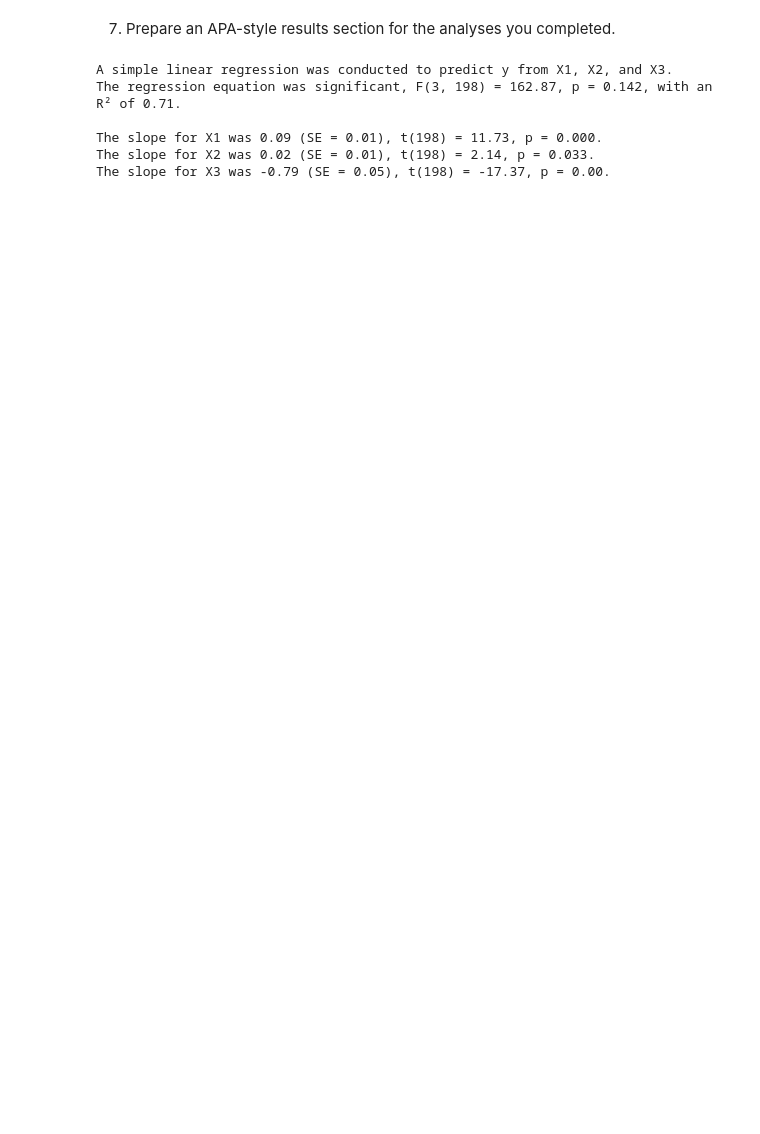
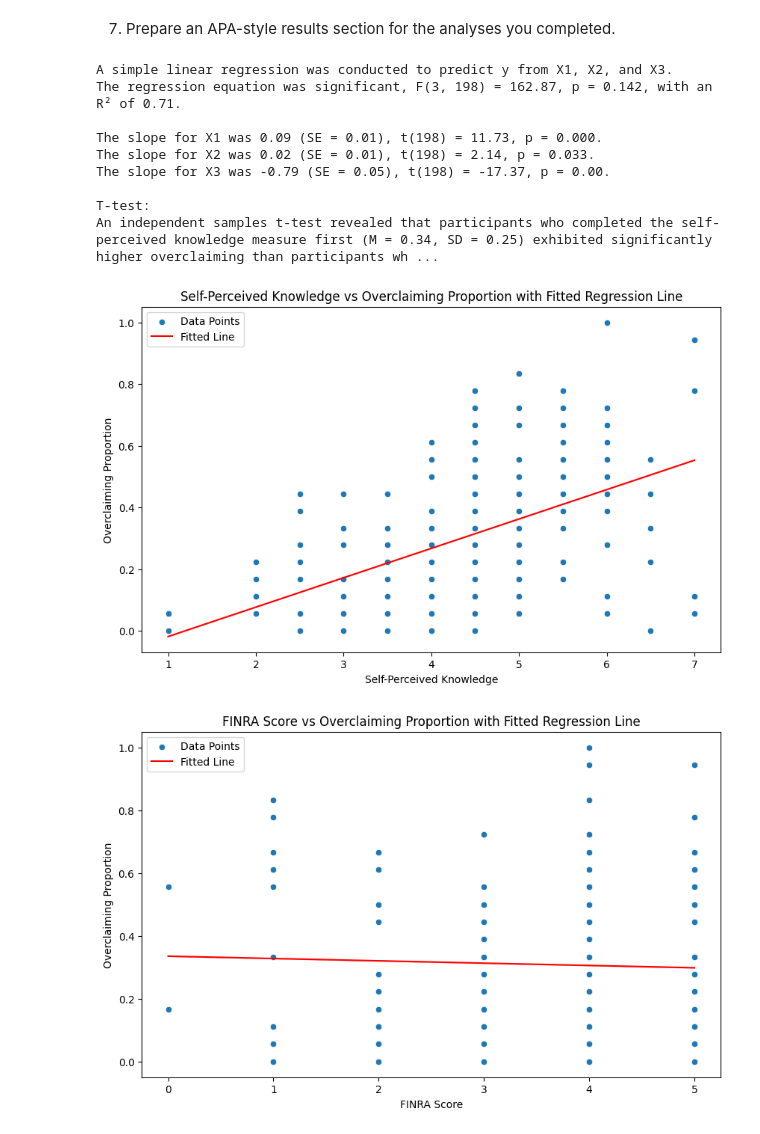
Before and after one commit to npisar/SI313-homework, a Jupyter notebook: pisarczyk_Regression.ipynb, the cells around one changed output. Drawn from its saved outputs; the diff is of its cells as text; code cells hidden in the pictures; blank space fills up the shorter version.

```diff
--- a/pisarczyk_Regression.ipynb
+++ b/pisarczyk_Regression.ipynb
@@ -270,6 +308,7 @@ apa_report = (
 print(f"{apa_report}")
 
 # You've formatted other tests for APA reports. Do that again here if you ran other tests.
+print(f"\nT-test:\nAn independent samples t-test revealed that participants who completed the self-perceived knowledge measure first (M = 0.34, SD = 0.25) exhibited significantly higher overclaiming than participants who completed the overclaiming task first (M = 0.27, SD = 0.21), t(200) = 2.21, p = .028, d = 0.31.")
 # %% [output]
 A simple linear regression was conducted to predict y from X1, X2, and X3.
 The regression equation was significant, F(3, 198) = 162.87, p = 0.142, with an R² of 0.71.
@@ -277,3 +316,53 @@ The regression equation was significant, F(3, 198) = 162.87, p = 0.142, with an
 The slope for X1 was 0.09 (SE = 0.01), t(198) = 11.73, p = 0.000.
 The slope for X2 was 0.02 (SE = 0.01), t(198) = 2.14, p = 0.033.
 The slope for X3 was -0.79 (SE = 0.05), t(198) = -17.37, p = 0.00.
+
+T-test:
+An independent samples t-test revealed that participants who completed the self-perceived knowledge measure first (M = 0.34, SD = 0.25) exhibited significantly higher overclaiming than participants wh ...
+# %%
+# Graph for Self-Perceived Knowledge
+model_self = smf.ols('overclaiming_proportion ~ self_perceived_knowledge', data=df).fit()
+df['y_pred'] = model_self.predict(df)
+
+# Display the scatterplot and fitted regression line
+plt.figure(figsize=(10, 6))
+sns.scatterplot(x='self_perceived_knowledge', y='overclaiming_proportion', data=df, label='Data Points')
+sns.lineplot(x='self_perceived_knowledge', y='y_pred', data=df, color='red', label='Fitted Line')
+plt.title('Self-Perceived Knowledge vs Overclaiming Proportion with Fitted Regression Line')
+plt.xlabel('Self-Perceived Knowledge')
+plt.ylabel('Overclaiming Proportion')
+plt.legend()
+plt.show()
+
+
+# Graph for FINRA
+model_bivariate = smf.ols('overclaiming_proportion ~ FINRA_score', data=df).fit()
+df['y_pred'] = model_bivariate.predict(df)
+
+# Display the scatterplot and fitted regression line
+plt.figure(figsize=(10, 6))
+sns.scatterplot(x='FINRA_score', y='overclaiming_proportion', data=df, label='Data Points')
+sns.lineplot(x='FINRA_score', y='y_pred', data=df, color='red', label='Fitted Line')
+plt.title('FINRA Score vs Overclaiming Proportion with Fitted Regression Line')
+plt.xlabel('FINRA Score')
+plt.ylabel('Overclaiming Proportion')
+plt.legend()
+plt.show()
+
+
+# Graph for Accuracy
+model_bivariate = smf.ols('overclaiming_proportion ~ accuracy', data=df).fit()
+df['y_pred'] = model_bivariate.predict(df)
+
+# Display the scatterplot and fitted regression line
+plt.figure(figsize=(10, 6))
+sns.scatterplot(x='accuracy', y='overclaiming_proportion', data=df, label='Data Points')
+sns.lineplot(x='accuracy', y='y_pred', data=df, color='red', label='Fitted Line')
+plt.title('Accuracy vs Overclaiming Proportion with Fitted Regression Line')
+plt.xlabel('Accuracy')
+plt.ylabel('Overclaiming Proportion')
+plt.legend()
+plt.show()
+# %% [output]
+[figure, added]
+[figure, added]
```
Also changed, not shown: parts of 7 cells of this notebook.
